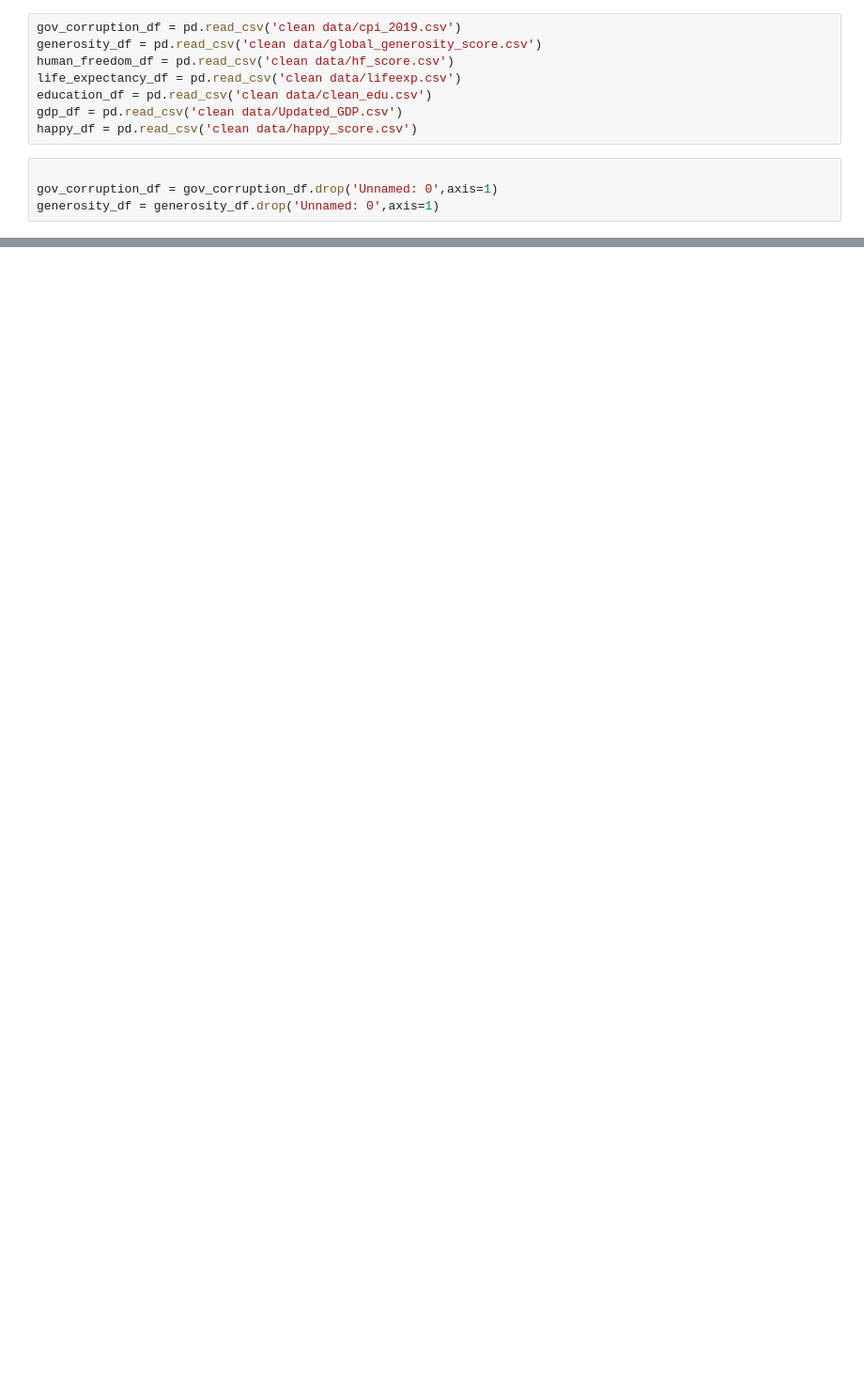
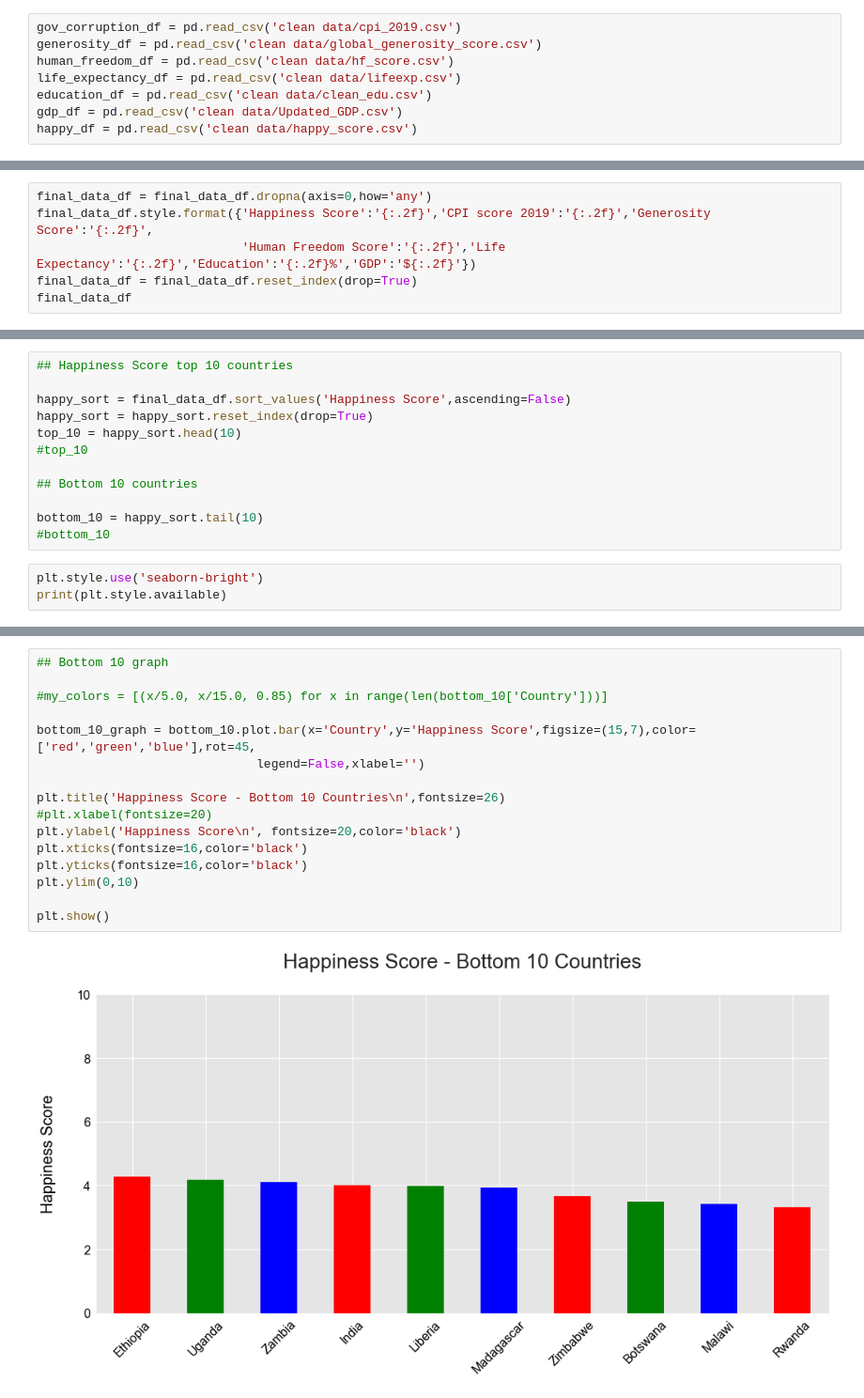
Before and after one commit to garrettg615/World_Happiness_Project, a Jupyter notebook: consolidated_data_df.ipynb, the cells around one changed output, grey strips where cells are left out. Shown at 94% size. Drawn from its saved outputs; the diff is of its cells as text; blank space fills up the shorter version.

```diff
--- a/consolidated_data_df.ipynb
+++ b/consolidated_data_df.ipynb
@@ -8,7 +11,3 @@ life_expectancy_df = pd.read_csv('clean data/lifeexp.csv')
 education_df = pd.read_csv('clean data/clean_edu.csv')
 gdp_df = pd.read_csv('clean data/Updated_GDP.csv')
 happy_df = pd.read_csv('clean data/happy_score.csv')
-# %%
-
-gov_corruption_df = gov_corruption_df.drop('Unnamed: 0',axis=1)
-generosity_df = generosity_df.drop('Unnamed: 0',axis=1)
@@ -78,0 +54,6 @@ final_data_df.dropna(axis=0,how='any')
+# %%
+final_data_df = final_data_df.dropna(axis=0,how='any')
+final_data_df.style.format({'Happiness Score':'{:.2f}','CPI score 2019':'{:.2f}','Generosity Score':'{:.2f}',
+                            'Human Freedom Score':'{:.2f}','Life Expectancy':'{:.2f}','Education':'{:.2f}%','GDP':'${:.2f}'})
+final_data_df = final_data_df.reset_index(drop=True)
+final_data_df
@@ -78,0 +127,15 @@ final_data_df.dropna(axis=0,how='any')
+# %%
+## Happiness Score top 10 countries
+
+happy_sort = final_data_df.sort_values('Happiness Score',ascending=False)
+happy_sort = happy_sort.reset_index(drop=True)
+top_10 = happy_sort.head(10)
+#top_10
+
+## Bottom 10 countries
+
+bottom_10 = happy_sort.tail(10)
+#bottom_10
+# %%
+plt.style.use('seaborn-bright')
+print(plt.style.available)
@@ -78,0 +163,18 @@ final_data_df.dropna(axis=0,how='any')
+# %%
+## Bottom 10 graph
+
+#my_colors = [(x/5.0, x/15.0, 0.85) for x in range(len(bottom_10['Country']))]
+
+bottom_10_graph = bottom_10.plot.bar(x='Country',y='Happiness Score',figsize=(15,7),color=['red','green','blue'],rot=45,
+                              legend=False,xlabel='')
+
+plt.title('Happiness Score - Bottom 10 Countries\n',fontsize=26)
+#plt.xlabel(fontsize=20)
+plt.ylabel('Happiness Score\n', fontsize=20,color='black')
+plt.xticks(fontsize=16,color='black')
+plt.yticks(fontsize=16,color='black')
+plt.ylim(0,10)
+
+plt.show()
+# %% [output]
+[figure, added]
```
Also changed, not shown: parts of 19 cells of this notebook, 1 other file.
